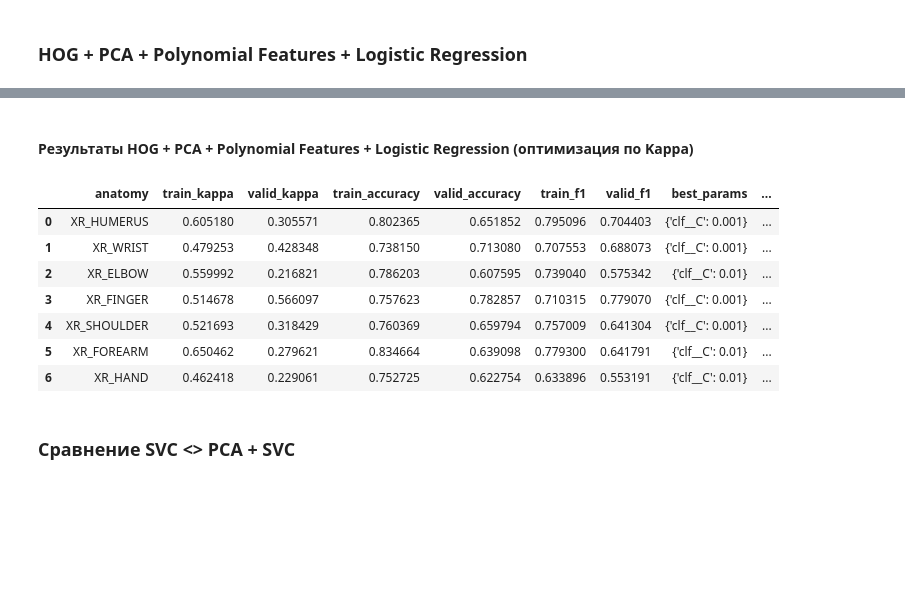
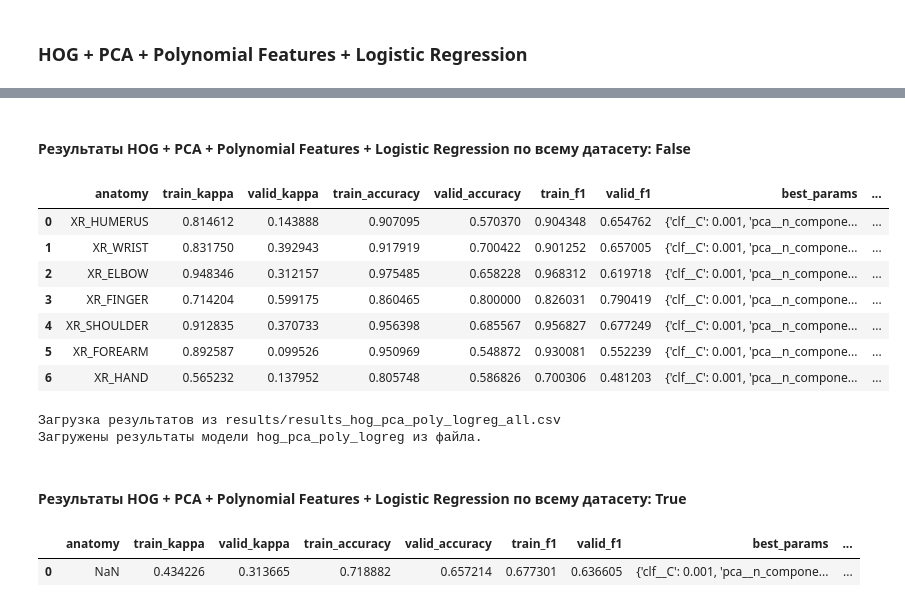
Before and after one commit to Year-project-team-2-Topic-12/Project2025, a Jupyter notebook: ML.ipynb, the cells around one changed output, grey strips where cells are left out. Cells and saved outputs as stored; diff of their text form; code cells hidden in the pictures; blank space fills up the shorter version.

```diff
--- a/ML.ipynb
+++ b/ML.ipynb
@@ -527,6 +523,0 @@ warnings.filterwarnings("ignore")
-# %%
-#Путь к корневой папке MURA-v1.0
-DATA_ROOT = "MURA-v1.1-resized-224x224"
-
-# Проверка наличия папки
-assert os.path.exists(DATA_ROOT), f"Папка {DATA_ROOT} не найдена. Укажите правильный путь."
@@ -1097,0 +554,6 @@ for anatomy in df['anatomy'].unique():
+# %%
+# Сохраним результаты в массив для тепловой карты
+total_resutls_anatomies = []
+total_resutls_all = []
+def save_result(results, is_anatomy=True):
+    total_resutls_anatomies.append(results)
@@ -1502,36 +1213,39 @@ from sklearn.decomposition import PCA
 from IPython.display import Markdown
 import ml
 importlib.reload(ml)
-from sklearn.svm import LinearSVC
 from sklearn.linear_model import LogisticRegression
-from ml import fit_hog_pipeline_bodyparts
+from ml.fit import fit_pipeline_anatomies
+from ml.hog import prepare_data_for_anatomy
 from sklearn.preprocessing import PolynomialFeatures
 
 pipe_pca_poly_logreg = Pipeline([
-    # ("image_loader", ImageLoader()),
-    # ("hog", HOGTransformer()),
-    # ("study_hog", StudyHOGTransformer()),
     ('pca', PCA(n_components=30, whiten=True)),
     ('poly', PolynomialFeatures(degree=2)),
-    # ('pca', PCA(n_components=300, whiten=True)),
     ("clf",  LogisticRegression(
         max_iter=1000,
-        n_jobs=8,
+        n_jobs=3,
         class_weight="balanced",
     ))
 ])
 
-results_pca_poly_logreg_df = fit_hog_pipeline_bodyparts(
-    pipe_pca_poly_logreg,
-    {
-        "clf__C": [0.001, 0.01, 0.1, 0.5, 1.0]
-    },
-    "hog_pca_poly_logreg",
-    df,
-    grid_search_params={'n_jobs': 8, 'verbose': 3}
-)
-display(Markdown("#### Результаты HOG + PCA + Polynomial Features + Logistic Regression (оптимизация по Kappa)"))
-display(results_pca_poly_logreg_df)
+for use_all in [False, True]:
+    N_JOBS = 5 if use_all else 8
+    current_result = fit_pipeline_anatomies(
+        model_pipeline=pipe_pca_poly_logreg,
+        param_grid= {
+            "pca__n_components": [50, 100],
+            "clf__C": [0.001, 0.01]
+        },
+        model_name_base="hog_pca_poly_logreg",
+        paths_df=df,
+        grid_search_params={'n_jobs': N_JOBS, 'verbose': 3},
+        get_data_for_anatomy=prepare_data_for_anatomy,
+        use_all=use_all
+    )
+    save_result(current_result, is_anatomy=not use_all)
+
+    display(Markdown(f"#### Результаты HOG + PCA + Polynomial Features + Logistic Regression по всему датасету: {use_all}"))
+    display(current_result)
 # %% [output]
 The autoreload extension is already loaded. To reload it, use:
   %reload_ext autoreload
@@ -1553,11 +1254,14 @@ VALID METRICS: Accuracy=0.623, F1_Abnormal=0.553, Cohen_Kappa=0.229, ROC_AUC=0.6
-#### Результаты HOG + PCA + Polynomial Features + Logistic Regression (оптимизация по Kappa)
+#### Результаты HOG + PCA + Polynomial Features + Logistic Regression по всему датасету: False
 |  | anatomy | train_kappa | valid_kappa | train_accuracy | valid_accuracy | train_f1 | valid_f1 | best_params | ... |
-| 0 | XR_HUMERUS | 0.605180 | 0.305571 | 0.802365 | 0.651852 | 0.795096 | 0.704403 | {'clf__C': 0.001} | ... |
-| 1 | XR_WRIST | 0.479253 | 0.428348 | 0.738150 | 0.713080 | 0.707553 | 0.688073 | {'clf__C': 0.001} | ... |
-| 2 | XR_ELBOW | 0.559992 | 0.216821 | 0.786203 | 0.607595 | 0.739040 | 0.575342 | {'clf__C': 0.01} | ... |
-| 3 | XR_FINGER | 0.514678 | 0.566097 | 0.757623 | 0.782857 | 0.710315 | 0.779070 | {'clf__C': 0.001} | ... |
-| 4 | XR_SHOULDER | 0.521693 | 0.318429 | 0.760369 | 0.659794 | 0.757009 | 0.641304 | {'clf__C': 0.001} | ... |
-| 5 | XR_FOREARM | 0.650462 | 0.279621 | 0.834664 | 0.639098 | 0.779300 | 0.641791 | {'clf__C': 0.01} | ... |
-| 6 | XR_HAND | 0.462418 | 0.229061 | 0.752725 | 0.622754 | 0.633896 | 0.553191 | {'clf__C': 0.01} | ... |
+| 0 | XR_HUMERUS | 0.814612 | 0.143888 | 0.907095 | 0.570370 | 0.904348 | 0.654762 | {'clf__C': 0.001, 'pca__n_compone... | ... |
+| 1 | XR_WRIST | 0.831750 | 0.392943 | 0.917919 | 0.700422 | 0.901252 | 0.657005 | {'clf__C': 0.001, 'pca__n_compone... | ... |
+| 2 | XR_ELBOW | 0.948346 | 0.312157 | 0.975485 | 0.658228 | 0.968312 | 0.619718 | {'clf__C': 0.001, 'pca__n_compone... | ... |
+| 3 | XR_FINGER | 0.714204 | 0.599175 | 0.860465 | 0.800000 | 0.826031 | 0.790419 | {'clf__C': 0.001, 'pca__n_compone... | ... |
+| 4 | XR_SHOULDER | 0.912835 | 0.370733 | 0.956398 | 0.685567 | 0.956827 | 0.677249 | {'clf__C': 0.001, 'pca__n_compone... | ... |
+| 5 | XR_FOREARM | 0.892587 | 0.099526 | 0.950969 | 0.548872 | 0.930081 | 0.552239 | {'clf__C': 0.001, 'pca__n_compone... | ... |
+| 6 | XR_HAND | 0.565232 | 0.137952 | 0.805748 | 0.586826 | 0.700306 | 0.481203 | {'clf__C': 0.001, 'pca__n_compone... | ... |
+Загрузка результатов из results/results_hog_pca_poly_logreg_all.csv
+Загружены результаты модели hog_pca_poly_logreg из файла.
+#### Результаты HOG + PCA + Polynomial Features + Logistic Regression по всему датасету: True
+|  | anatomy | train_kappa | valid_kappa | train_accuracy | valid_accuracy | train_f1 | valid_f1 | best_params | ... |
+| 0 | NaN | 0.434226 | 0.313665 | 0.718882 | 0.657214 | 0.677301 | 0.636605 | {'clf__C': 0.001, 'pca__n_compone... | ... |
-# %% [markdown]
-### Сравнение SVC <> PCA + SVC
```
Also changed, not shown: parts of 89 cells of this notebook, 2 other files.
